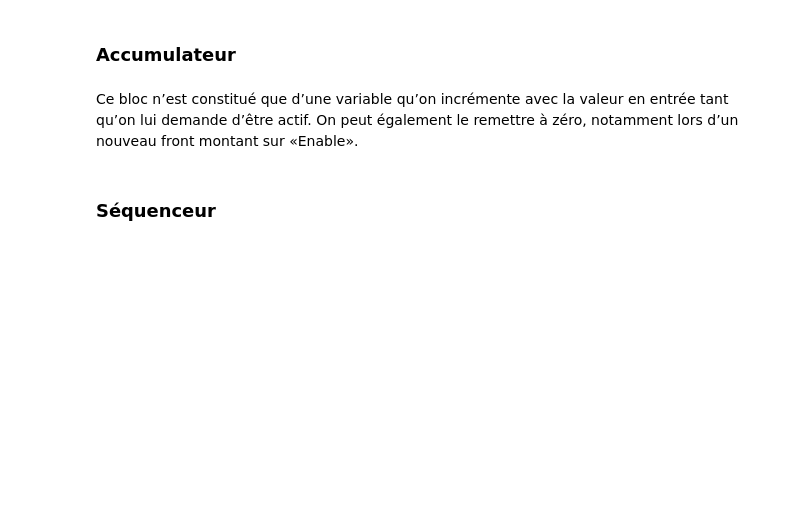
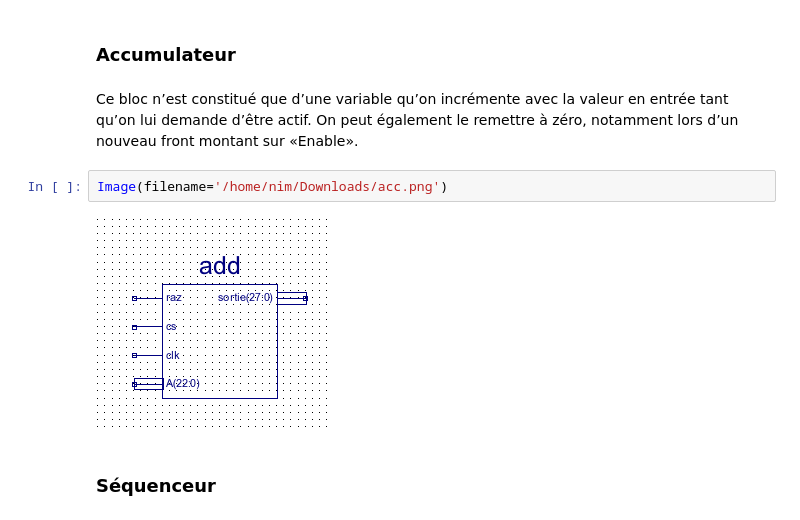
Before and after one commit to nim65s/N7, a Jupyter notebook: cours/Synthèse Numérique.ipynb, the cells around one changed output. Drawn from its saved outputs; the diff is of its cells as text; blank space fills up the shorter version.

```diff
--- a/cours/Synthèse Numérique.ipynb
+++ b/cours/Synthèse Numérique.ipynb
@@ -36,6 +48,10 @@ Ce bloc était au début le plus simple qui soit, et tenait en une ligne utile (
 ### Accumulateur
 # %% [markdown]
 Ce bloc n’est constitué que d’une variable qu’on incrémente avec la valeur en entrée tant qu’on lui demande d’être actif. On peut également le remettre à zéro, notamment lors d’un nouveau front montant sur «Enable».
+# %%
+Image(filename='/home/nim/Downloads/acc.png')
+# %% [output]
+[figure, added]
 # %% [markdown]
 ### Séquenceur
 # %% [markdown]
```
Also changed, not shown: parts of 4 cells of this notebook.
